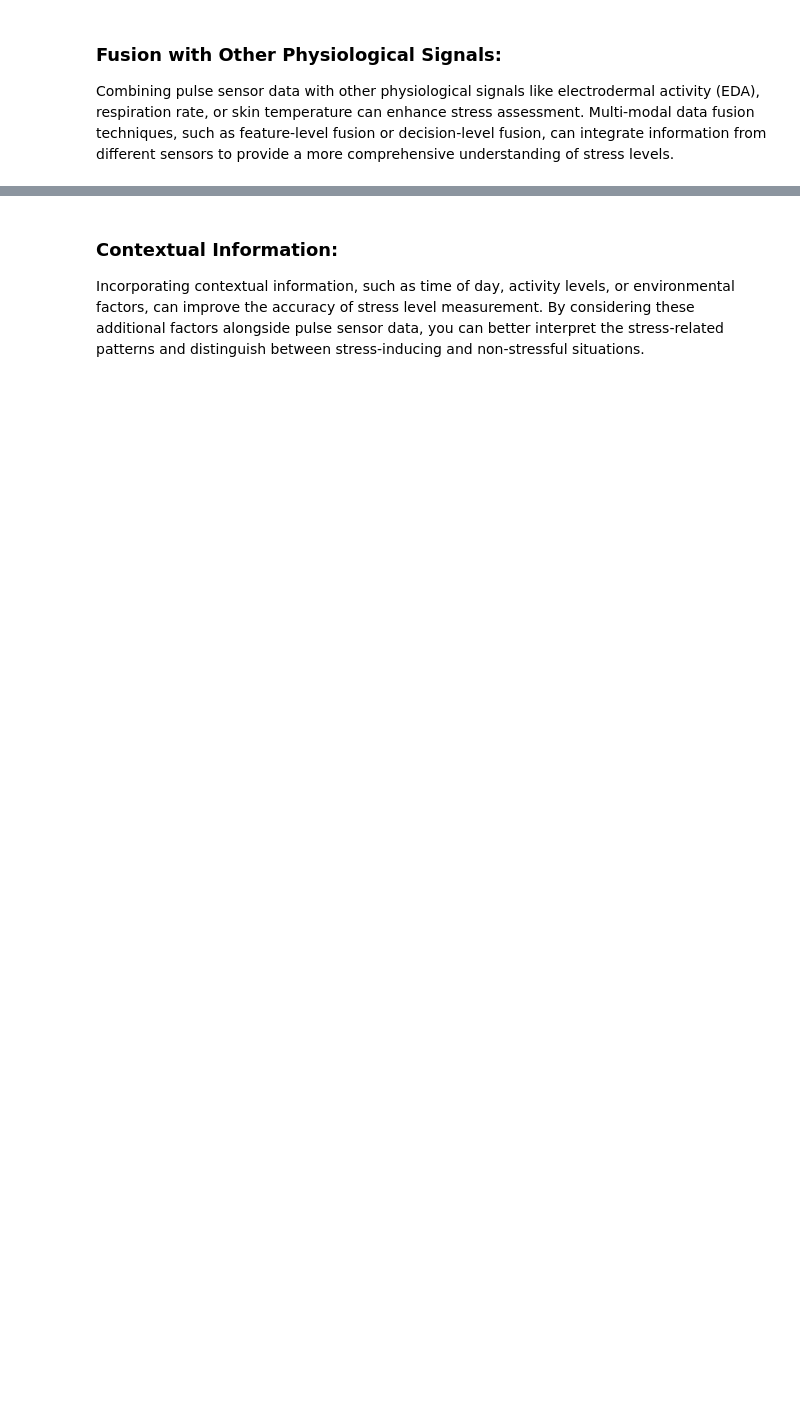
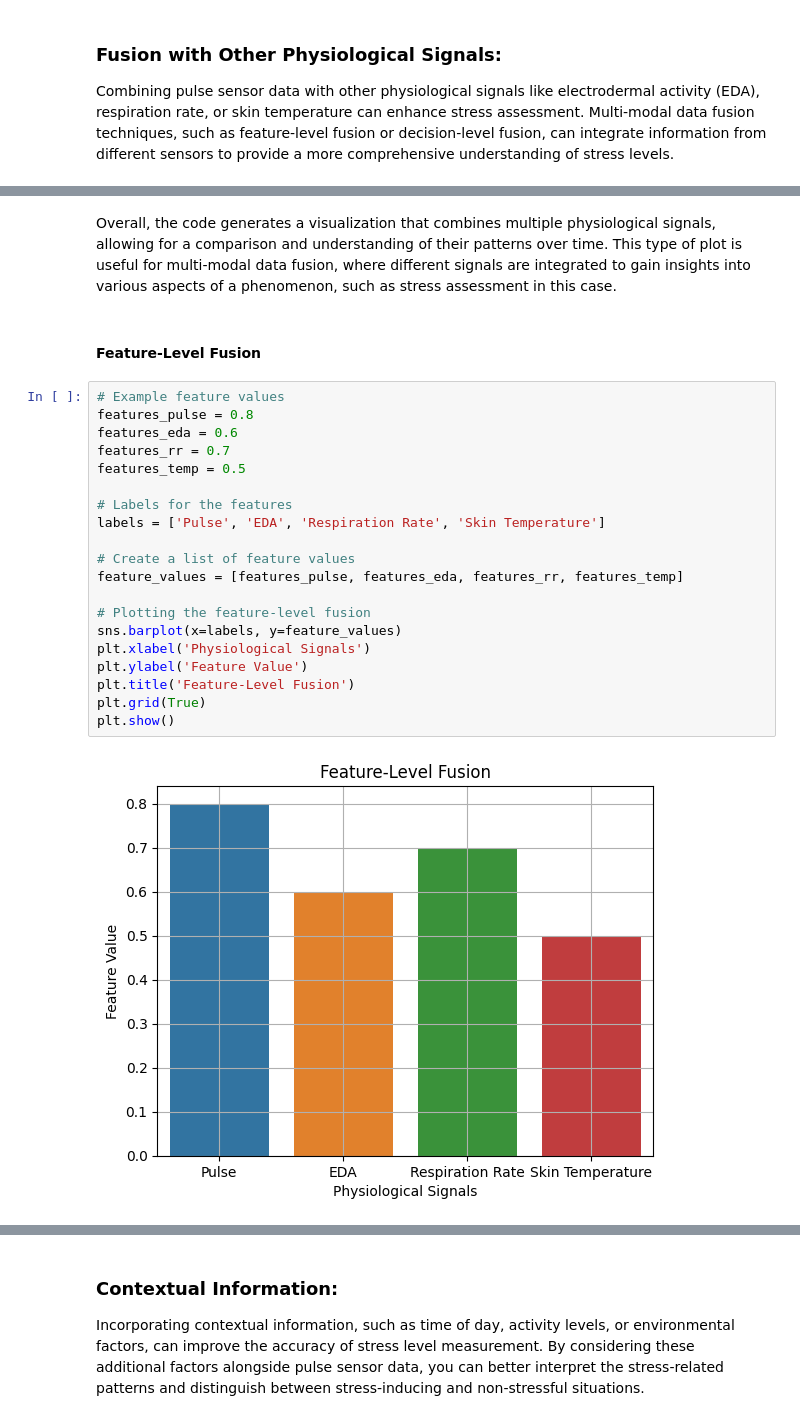
Before and after one commit to borisov5/Math_Concepts_for_Developers_March_2023, a Jupyter notebook: project for exam/Electrocardiography_project.ipynb, the cells around one changed output, grey strips where cells are left out. Drawn from its saved outputs; the diff is of its cells as text; blank space fills up the shorter version.

```diff
--- a/project for exam/Electrocardiography_project.ipynb
+++ b/project for exam/Electrocardiography_project.ipynb
@@ -656,0 +841,26 @@ Here are the general steps involved in training a machine learning algorithm to
+# %% [markdown]
+Overall, the code generates a visualization that combines multiple physiological signals, allowing for a comparison and understanding of their patterns over time. This type of plot is useful for multi-modal data fusion, where different signals are integrated to gain insights into various aspects of a phenomenon, such as stress assessment in this case.
+# %% [markdown]
+#### Feature-Level Fusion
+# %%
+# Example feature values
+features_pulse = 0.8
+features_eda = 0.6
+features_rr = 0.7
+features_temp = 0.5
+
+# Labels for the features
+labels = ['Pulse', 'EDA', 'Respiration Rate', 'Skin Temperature']
+
+# Create a list of feature values
+feature_values = [features_pulse, features_eda, features_rr, features_temp]
+
+# Plotting the feature-level fusion
+sns.barplot(x=labels, y=feature_values)
+plt.xlabel('Physiological Signals')
+plt.ylabel('Feature Value')
+plt.title('Feature-Level Fusion')
+plt.grid(True)
+plt.show()
+# %% [output]
+[figure, added]
```
Also changed, not shown: parts of 35 cells of this notebook.
